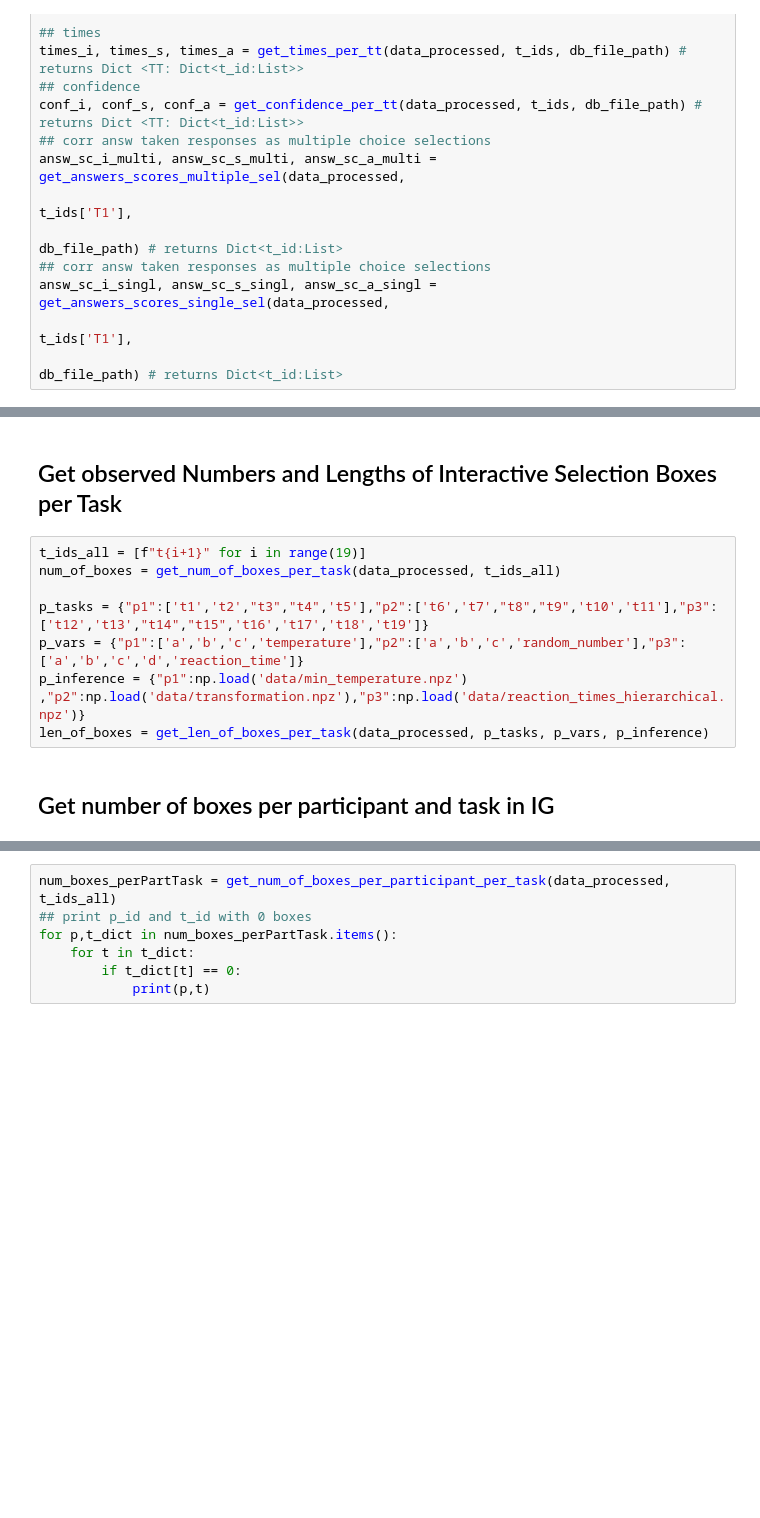
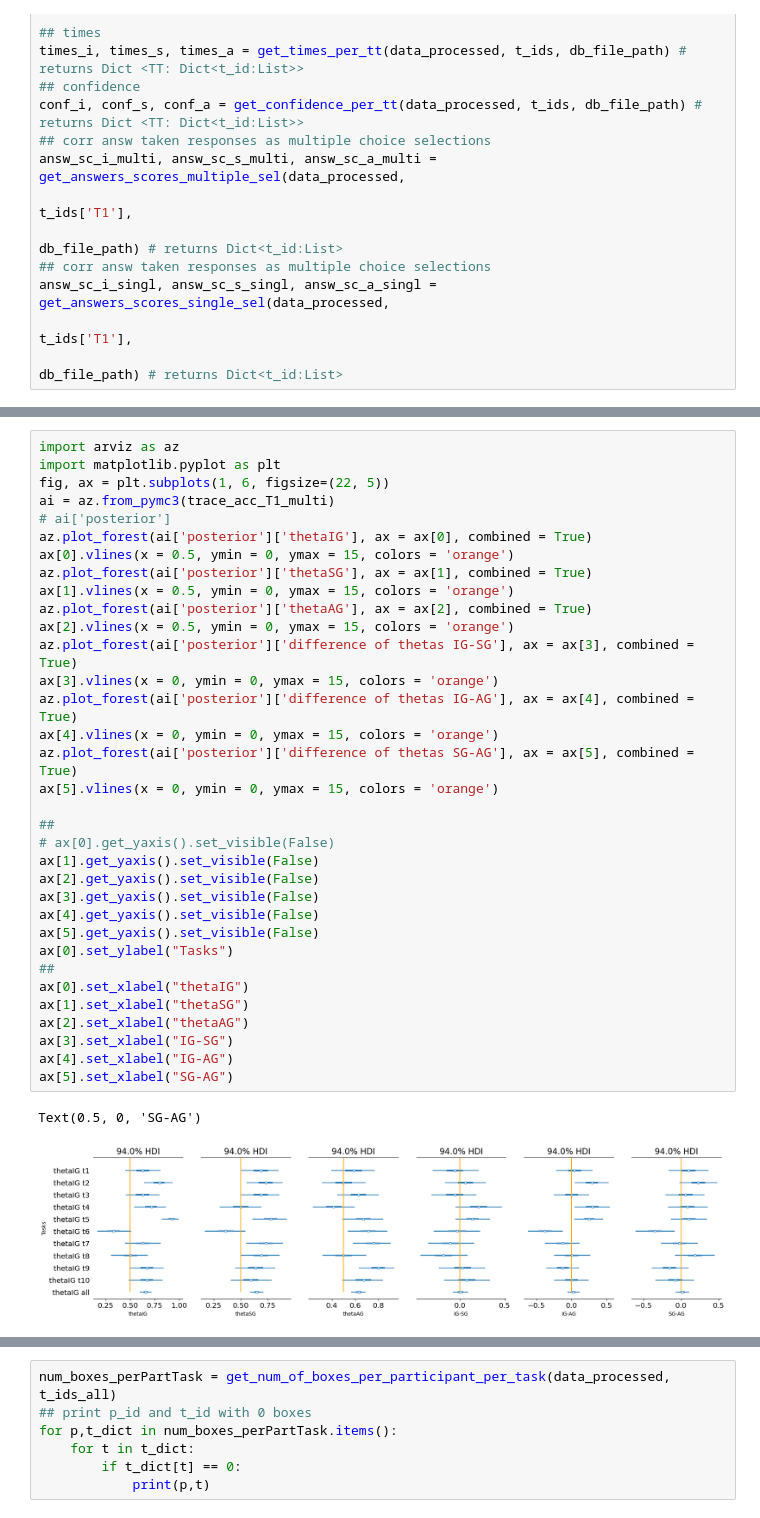
Before and after one commit to evdoxiataka/simulated_interventions_study_analysis, a Jupyter notebook: analysis.ipynb, the cells around one changed output, grey strips where cells are left out. Saved outputs shown, nothing was run; the diff lists cells and outputs as text; blank space fills up the shorter version.

```diff
--- a/analysis.ipynb
+++ b/analysis.ipynb
@@ -197,12 +276,37 @@ trace_acc_rq1, pp_acc_rq1 = get_answers_rq1_inference(ans_i,
-# %% [markdown]
-## Get observed Numbers and Lengths of Interactive Selection Boxes per Task
-# %%
-t_ids_all = [f"t{i+1}" for i in range(19)]
-num_of_boxes = get_num_of_boxes_per_task(data_processed, t_ids_all)
-
-p_tasks = {"p1":['t1','t2',"t3","t4",'t5'],"p2":['t6','t7',"t8","t9",'t10','t11'],"p3":['t12','t13',"t14","t15",'t16','t17','t18','t19']}
-p_vars = {"p1":['a','b','c','temperature'],"p2":['a','b','c','random_number'],"p3":['a','b','c','d','reaction_time']}
-p_inference = {"p1":np.load('data/min_temperature.npz') ,"p2":np.load('data/transformation.npz'),"p3":np.load('data/reaction_times_hierarchical.npz')}
-len_of_boxes = get_len_of_boxes_per_task(data_processed, p_tasks, p_vars, p_inference)
-# %% [markdown]
-## Get number of boxes per participant and task in IG
+# %%
+import arviz as az
+import matplotlib.pyplot as plt
+fig, ax = plt.subplots(1, 6, figsize=(22, 5))
+ai = az.from_pymc3(trace_acc_T1_multi)
+# ai['posterior']
+az.plot_forest(ai['posterior']['thetaIG'], ax = ax[0], combined = True)
+ax[0].vlines(x = 0.5, ymin = 0, ymax = 15, colors = 'orange')
+az.plot_forest(ai['posterior']['thetaSG'], ax = ax[1], combined = True)
+ax[1].vlines(x = 0.5, ymin = 0, ymax = 15, colors = 'orange')
+az.plot_forest(ai['posterior']['thetaAG'], ax = ax[2], combined = True)
+ax[2].vlines(x = 0.5, ymin = 0, ymax = 15, colors = 'orange')
+az.plot_forest(ai['posterior']['difference of thetas IG-SG'], ax = ax[3], combined = True)
+ax[3].vlines(x = 0, ymin = 0, ymax = 15, colors = 'orange')
+az.plot_forest(ai['posterior']['difference of thetas IG-AG'], ax = ax[4], combined = True)
+ax[4].vlines(x = 0, ymin = 0, ymax = 15, colors = 'orange')
+az.plot_forest(ai['posterior']['difference of thetas SG-AG'], ax = ax[5], combined = True)
+ax[5].vlines(x = 0, ymin = 0, ymax = 15, colors = 'orange')
+
+##
+# ax[0].get_yaxis().set_visible(False)
+ax[1].get_yaxis().set_visible(False)
+ax[2].get_yaxis().set_visible(False)
+ax[3].get_yaxis().set_visible(False)
+ax[4].get_yaxis().set_visible(False)
+ax[5].get_yaxis().set_visible(False)
+ax[0].set_ylabel("Tasks")
+##
+ax[0].set_xlabel("thetaIG")
+ax[1].set_xlabel("thetaSG")
+ax[2].set_xlabel("thetaAG")
+ax[3].set_xlabel("IG-SG")
+ax[4].set_xlabel("IG-AG")
+ax[5].set_xlabel("SG-AG")
+# %% [output]
+Text(0.5, 0, 'SG-AG')
+[figure, added]
```
Also changed, not shown: parts of 27 cells of this notebook, 3 other files.
